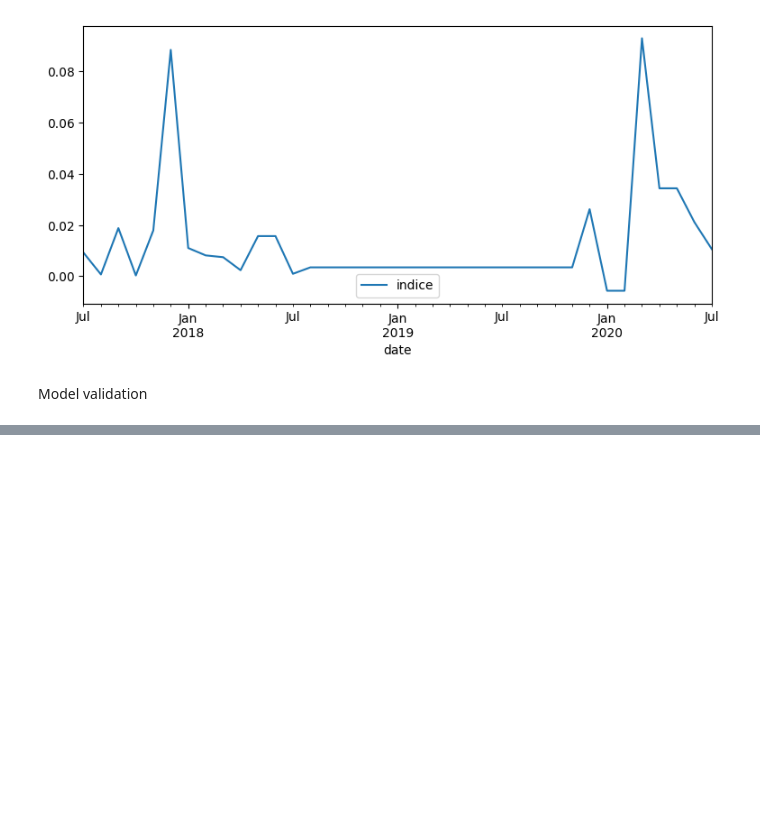
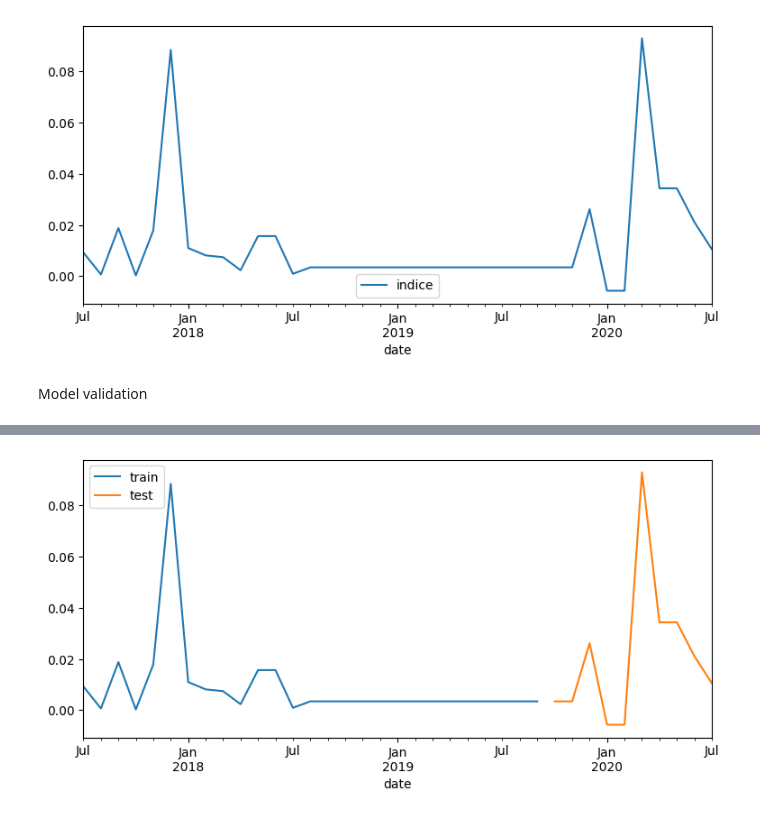
Before and after one commit to PhatomFatec/GeoForesight-back, a Jupyter notebook: notebooks/4.0-lg-Forecast.ipynb, the cells around one changed output, grey strips where cells are left out. Drawn from its saved outputs; the diff is of its cells as text; code cells hidden in the pictures; blank space fills up the shorter version.

```diff
--- a/notebooks/4.0-lg-Forecast.ipynb
+++ b/notebooks/4.0-lg-Forecast.ipynb
@@ -72,3 +77,18 @@ ax.legend()
 [figure]
 # %% [markdown]
 Model validation
+# %%
+steps = 10
+
+data_train = data[:-steps]
+data_test  = data[-steps:]
+
+print(f"Train dates : {data_train.index.min()} --- {data_train.index.max()}  (n={len(data_train)})")
+print(f"Test dates  : {data_test.index.min()} --- {data_test.index.max()}  (n={len(data_test)})")
+
+# Plotando os dados
+fig, ax=plt.subplots(figsize=(9, 4))
+data_train['indice'].plot(ax=ax, label='train')
+data_test['indice'].plot(ax=ax, label='test')
+ax.legend();
+# %% [output]
@@ -74,0 +97 @@ Model validation
+[figure, added]
```
Also changed, not shown: parts of 3 cells of this notebook, 1 other file.
